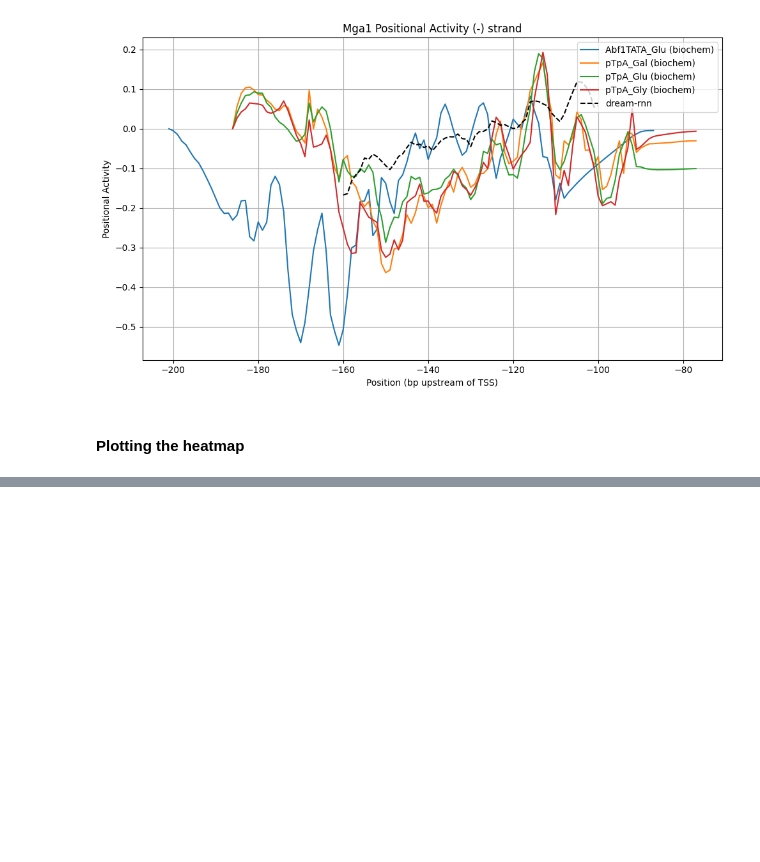
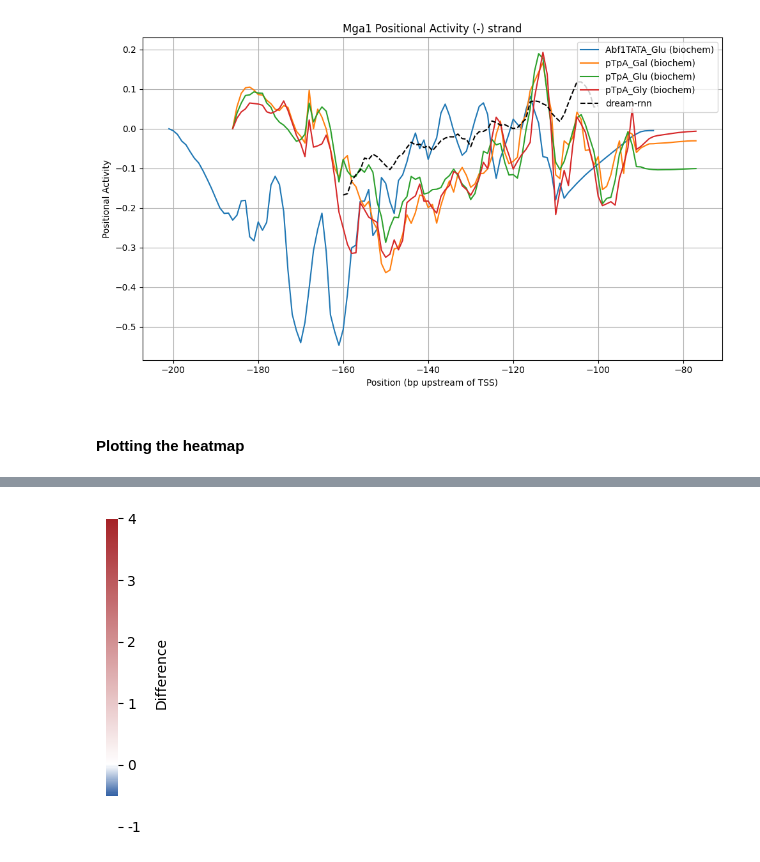
Before and after one commit to de-Boer-Lab/position-mpra, a Jupyter notebook: src/TF_position/yeast/plot_kc.ipynb, the cells around one changed output, grey strips where cells are left out. Saved outputs shown, nothing was run; the diff lists cells and outputs as text; code cells hidden in the pictures; blank space fills up the shorter version.

```diff
--- a/src/TF_position/yeast/plot_kc.ipynb
+++ b/src/TF_position/yeast/plot_kc.ipynb
@@ -489,0 +566,32 @@ plt.show()
+# %%
+import matplotlib.pyplot as plt
+import numpy as np
+from matplotlib.colors import LinearSegmentedColormap, Normalize
+import matplotlib.colorbar as mcolorbar
+
+# Colormap & limits (same as your heatmap)
+vmin, vmax = -0.5, 4
+white_pos = -vmin / (vmax - vmin)
+colors = [(0.0, "#3361A5"), (white_pos, "#ffffff"), (1.0, "#A52126")]
+cmap = LinearSegmentedColormap.from_list("custom_blue_white_red", colors, N=256)
+
+# Create figure for colorbar
+fig, ax = plt.subplots(figsize=(0.15, 4.0))
+norm = Normalize(vmin=vmin, vmax=vmax)
+cb = mcolorbar.ColorbarBase(ax, cmap=cmap, norm=norm, orientation='vertical')
+
+# Remove the black border (outline) and ticks on the bar's frame
+cb.outline.set_visible(False)
+
+# Set ticks every 1 unit
+ticks = np.arange(np.floor(vmin), np.ceil(vmax) + 1, 1)
+cb.set_ticks(ticks)
+cb.set_ticklabels([str(int(t)) if t.is_integer() else str(t) for t in ticks])
+
+# Label
+cb.set_label("Difference", rotation=90, labelpad=10)
+
+plt.savefig("separate_colorbar.svg", dpi=600, bbox_inches="tight")
+plt.show()
+# %% [output]
+[figure, added]
```
Also changed, not shown: parts of 3 cells of this notebook, 18 other files.
